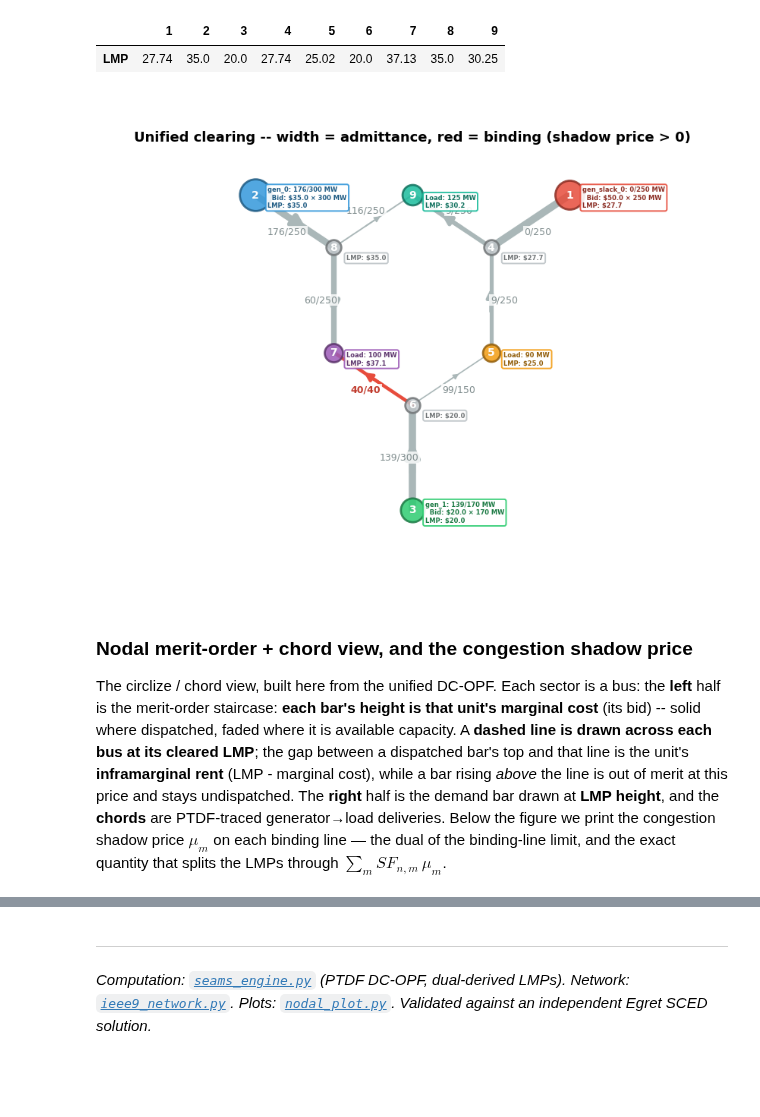
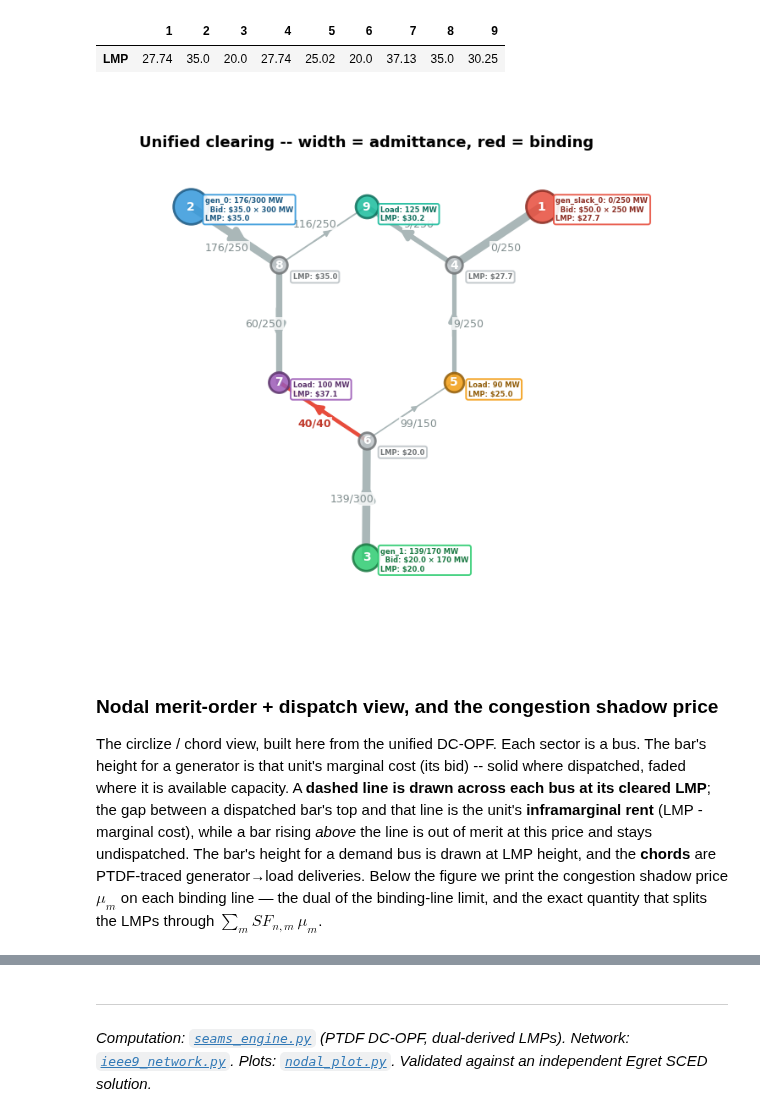
Before and after one commit to pdockery/wscc9-illustrative-model, a Jupyter notebook: seams_examples.ipynb, the cells around one changed output, grey strips where cells are left out. Drawn from its saved outputs; the diff is of its cells as text; code cells hidden in the pictures; blank space fills up the shorter version.

```diff
--- a/seams_examples.ipynb
+++ b/seams_examples.ipynb
@@ -163,7 +161,17 @@ SF = pd.DataFrame(pt.ptdf,
                   index=[f'{l} ({a}-{b})' for l, (a, b) in zip(pt.lines, pt.line_buses)],
                   columns=[f'bus {b}' for b in pt.buses]).round(3)
 print('Shift-factor matrix  SF[line, bus]   (slack = bus 1, so its column is 0 by definition)')
-SF
+print(SF)
+
+
+# Canonical per-bus colours: assigned ONCE from the full fleet (which buses host
+# gen/load), so every figure -- unified, scenario, or independent per-BA -- uses
+# the SAME colour for a given bus. A subset clearing (e.g. one BA alone) no longer
+# restarts the palette and reshuffles colours.
+_sup_full = {}
+for _g, _s in GEN_FLEET.items():
+    _sup_full.setdefault(_s['bus'], []).append(_s)
+BUS_COLORS = assign_bus_colors(pt.buses, _sup_full, LOADS)
 # %% [output]
 INFO:ieee9_network:Imported IEEE 9-bus: 9 buses, 3 gens, 3 loads, 9 lines
 Shift-factor matrix  SF[line, bus]   (slack = bus 1, so its column is 0 by definition)
@@ -194,14 +200,11 @@ widths = susceptance_widths(pt, wmin=1.2, wmax=7.5)   # {line: linewidth} from b
 # Colour the nodes with the SAME per-bus palette used throughout the notebook:
 # gen/load buses take their palette colour, pure transit buses stay grey. The
 # membership comes from the fleet (not the dispatch), so these node colours match
-# the dispatched figures exactly -- this is purely a reactance map, no flows.
-sup = {}
-for _g, _s in GEN_FLEET.items():
-    sup.setdefault(_s['bus'], []).append(_s)
-node_colors = assign_bus_colors(pt.buses, sup, LOADS)
+# the dispatched figures exactly -- this is purely a susceptance map, no flows.
+node_colors = BUS_COLORS   # canonical per-bus palette (defined with pt above)
 
-# Pure admittance map: no dispatch annotations, no flows -- width encodes
-# susceptance only, nodes carry the standard palette colour.
+# Pure susceptance map: no dispatch annotations, no flows -- width encodes
+# admittance only, nodes carry the standard palette colour.
 fig, ax = plot_network_topology(
     build_network(), supply_by_bus={}, demand_by_bus={},
     bus_colors=node_colors, bus_coords=COORDS,
@@ -353,30 +368,28 @@ LMP by bus ($/MWh):
 # %%
 # Topology with DC power flow. Line WIDTH = susceptance (b=1/x); line COLOUR =
 # congestion. A line is red only when its shadow price is non-zero (a genuine
 # binding transmission limit) -- NOT merely when flow hits rating, which can
 # happen because the generator behind a radial line is maxed out.
 sup, dem = to_supply_demand(unified, res)
-colors = assign_bus_colors(pt.buses, sup, dem)
+colors = dict(BUS_COLORS)   # canonical colours; a subset clearing no longer reshuffles them
 flows = {l: res.flow_own[l] for l in pt.lines}
 binding_lines = {l for l, mu in res.line_dual.items() if abs(mu) > 1e-3}
 fig, ax = plot_network_topology(
     net, sup, dem, bus_colors=colors, bus_lmps=res.lmp, line_flows=flows,
     line_widths=susceptance_widths(pt), constrained_lines=binding_lines, bus_coords=COORDS,
-    title='Unified clearing -- width = admittance, red = binding (shadow price > 0)',
+    title='Unified clearing -- width = admittance, red = binding',
 )
 plt.show()
 # %% [output]
-[figure, old version]
+[figure, new version]
 # %% [markdown]
-### Nodal merit-order + chord view, and the congestion shadow price
+### Nodal merit-order + dispatch view, and the congestion shadow price
 
-The circlize / chord view, built here from the unified DC-OPF. Each sector is a bus: the **left** half is the
-merit-order staircase: **each bar's height is that unit's marginal cost** (its bid) -- solid
+The circlize / chord view, built here from the unified DC-OPF. Each sector is a bus. The bar's height for a generator is that unit's marginal cost (its bid) -- solid
 where dispatched, faded where it is available capacity. A **dashed line is drawn across each
 bus at its cleared LMP**; the gap between a dispatched bar's top and that line is the unit's
 **inframarginal rent** (LMP - marginal cost), while a bar rising *above* the line is out of
-merit at this price and stays undispatched. The **right** half is the demand bar drawn at
-**LMP height**, and the
+merit at this price and stays undispatched. The bar's height for a demand bus is drawn at LMP height, and the
 **chords** are PTDF-traced generator→load deliveries. Below the figure we print the
 congestion shadow price $\mu_m$ on each binding line — the dual of the binding-line
 limit, and the exact quantity that splits the LMPs through $\sum_m SF_{n,m}\,\mu_m$.
```
Also changed, not shown: parts of 42 cells of this notebook, 2 other files.
